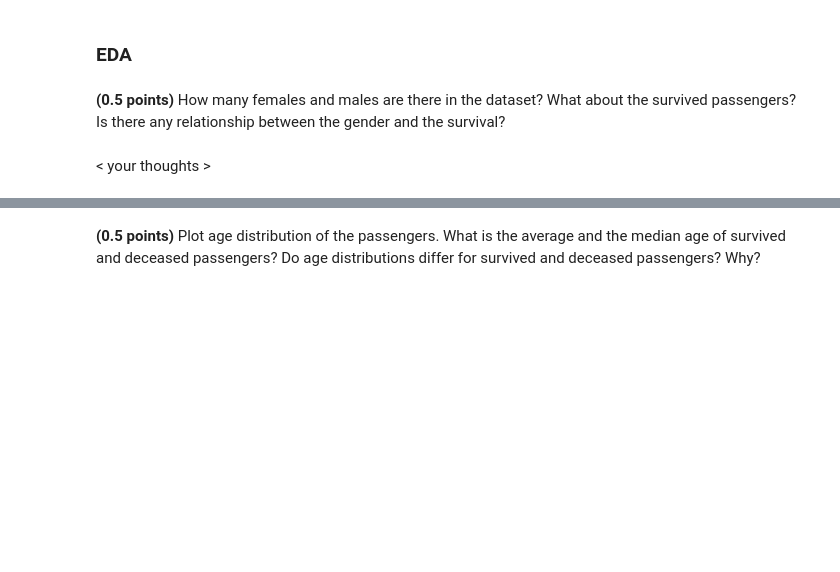
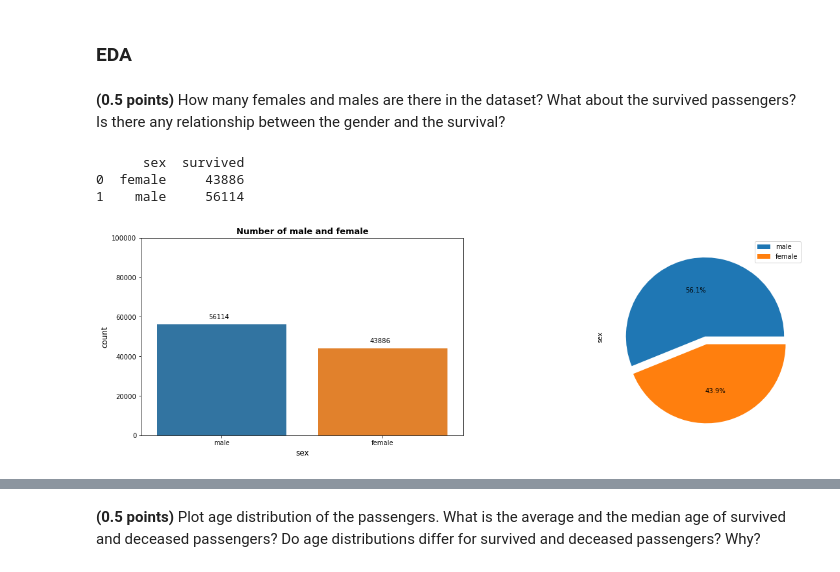
Before and after one commit to kastrubait/ml-intro-2022Q1, a Jupyter notebook: task-5_hw_classification.ipynb, the cells around one changed output, grey strips where cells are left out. Drawn from its saved outputs; the diff is of its cells as text; code cells hidden in the pictures; blank space fills up the shorter version.

Commit message:
feat: Synthetic Titanic Survival Prediction

```diff
--- a/task-5_hw_classification.ipynb
+++ b/task-5_hw_classification.ipynb
@@ -498,6 +509,7 @@ You will use train.csv for model training and validation. The test set is used f
 # %%
 PATH = "./data/"
 # %%
-data = pd.read_csv(os.path.join(PATH, 'titanic', 'train.csv')).set_index('PassengerId')
+data = pd.read_csv(os.path.join(PATH, 'titanic', 'train.csv'), dtype={'Age': np.float64}).set_index('PassengerId')
+data.columns = [column.lower() for column in data.columns]
 # %%
 data.head()
@@ -507,5 +527,30 @@ data.head()
 **(0.5 points)** How many females and males are there in the dataset? What about the survived passengers? Is there any relationship between the gender and the survival?
 # %%
 ## your code
-# %% [markdown]
-< your thoughts >
+# %%
+print (data[['sex', 'survived']].groupby(['sex'], as_index=False).count())
+# %% [output]
+      sex  survived
+0  female     43886
+1    male     56114
+# %%
+plt.figure(figsize=(20, 13))
+
+plt.subplot(1, 2, 1)
+plt.subplots_adjust(top=0.45, wspace=0.25)
+ax1 = sns.countplot(x='sex', data=data)
+for p in ax1.patches:
+    ax1.annotate((p.get_height()), (p.get_x() + 0.32, p.get_height() + 3000))
+plt.title('Number of male and female', fontsize=13, weight='bold')
+plt.xlabel('sex', fontsize= 12)
+plt.ylabel('count', fontsize= 12)
+plt.ylim(0, 100000)
+
+plt.subplot(1, 2, 2)
+plt.subplots_adjust(top=0.45, wspace=0.25)
+data['sex'].value_counts().plot.pie(explode=[0,0.1], labels = ['',''], autopct='%1.1f%%')
+plt.legend(labels=['male', 'female'])
+
+plt.show()
+# %% [output]
+[figure, added]
```
Also changed, not shown: parts of 43 cells of this notebook, 2 other files.
